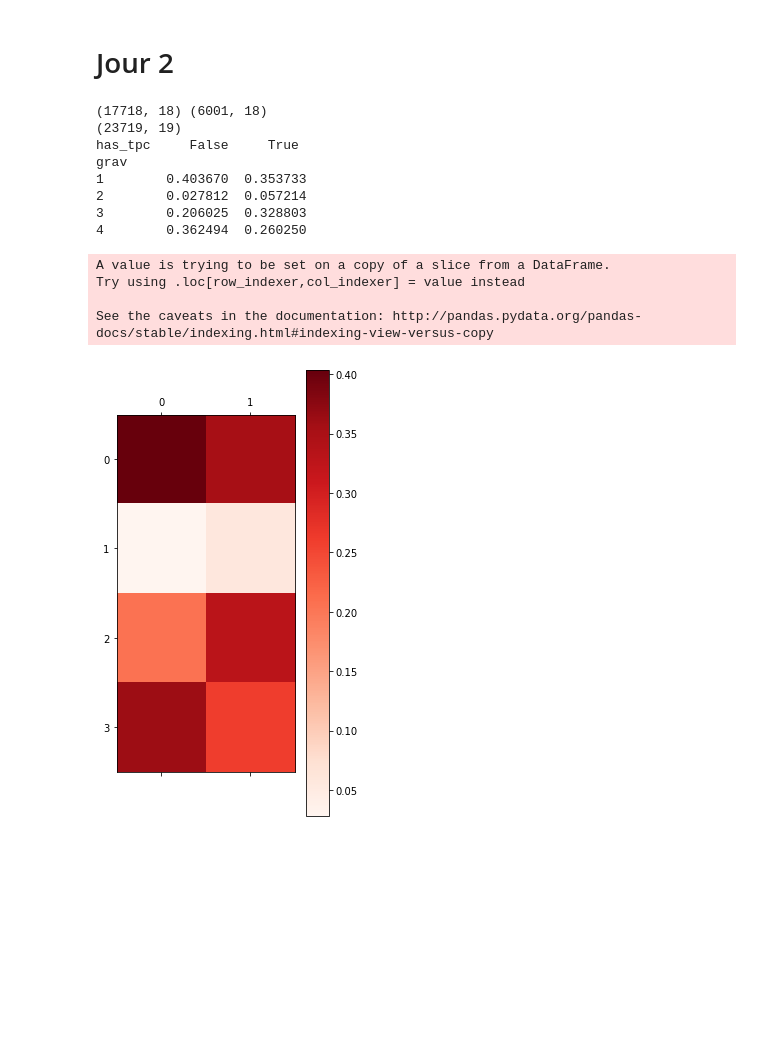
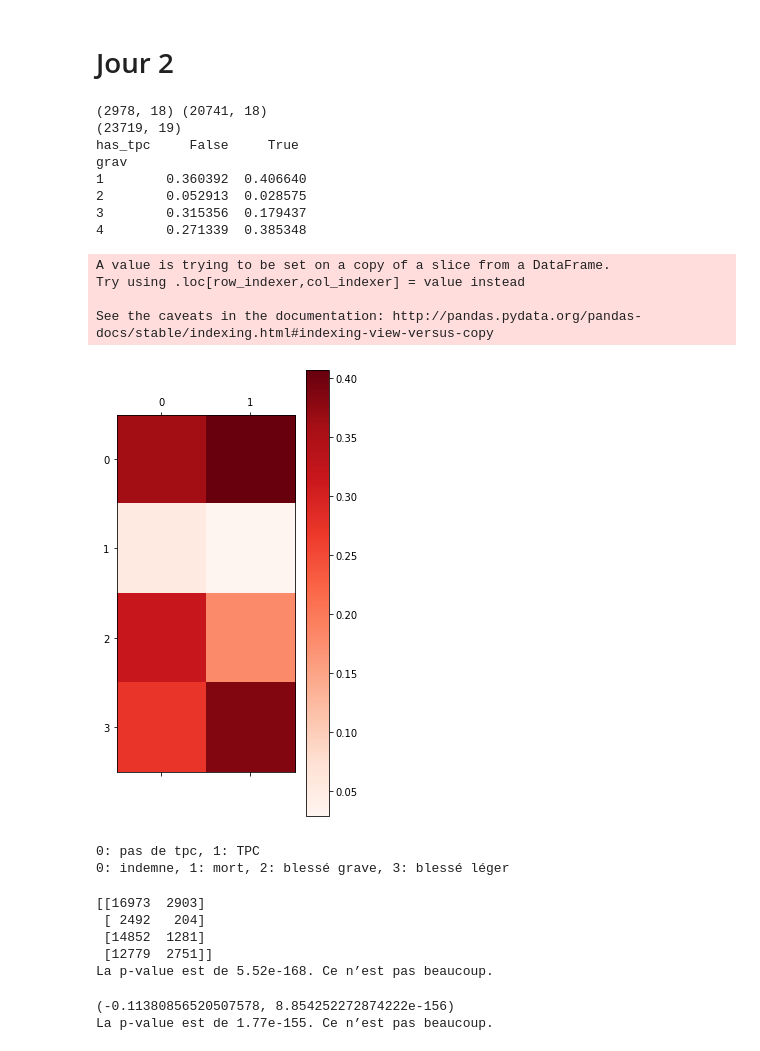
Before and after one commit to ericbenhamou/MASH_IPJ_2018, a Jupyter notebook: Rapport.ipynb, the cells around one changed output. Cells and saved outputs as stored; diff of their text form; code cells hidden in the pictures; blank space fills up the shorter version.

Commit message:
Tests indépendance TPC vs. mort ou grave

```diff
--- a/Rapport.ipynb
+++ b/Rapport.ipynb
@@ -277,35 +277,65 @@ only national and departemental 40.65%
 # Jour 2
 # %%
 routes_nat_dep = np.logical_or(dfs[2]['catr'].values == 2, dfs[2]['catr'].values == 3)
-tpc = dfs[2]['circ'].values == 2
+tpc = dfs[2]['circ'].values == 3 #Est bidirectionnelle
 nat_dep_tpc = np.logical_and(routes_nat_dep, tpc)
 nat_dep_non_tpc = np.logical_and(routes_nat_dep, np.logical_not(tpc))
 print(dfs[2][nat_dep_tpc].shape, dfs[2][nat_dep_non_tpc].shape)
 
 lieux_interessants = dfs[2][routes_nat_dep]
 lieux_interessants['has_tpc'] = nat_dep_tpc[routes_nat_dep]
 print(lieux_interessants.shape)
 
 tab = dfs[0].merge(lieux_interessants, how="inner")
 crosstab = pd.crosstab(tab['grav'], tab['has_tpc'], normalize="columns")
 
 print(crosstab)
 
 plt.matshow(crosstab.values, cmap=cm.Reds, interpolation='none')
 plt.colorbar()
 plt.show()
-print("")
+print("0: pas de tpc, 1: TPC")
+print("0: indemne, 1: mort, 2: blessé grave, 3: blessé léger")
 # %% [output]
-(17718, 18) (6001, 18)
+(2978, 18) (20741, 18)
 (23719, 19)
 has_tpc     False     True
 grav
-1        0.403670  0.353733
-2        0.027812  0.057214
-3        0.206025  0.328803
-4        0.362494  0.260250
+1        0.360392  0.406640
+2        0.052913  0.028575
+3        0.315356  0.179437
+4        0.271339  0.385348
 A value is trying to be set on a copy of a slice from a DataFrame.
 Try using .loc[row_indexer,col_indexer] = value instead
 
 See the caveats in the documentation: http://pandas.pydata.org/pandas-docs/stable/indexing.html#indexing-view-versus-copy
-[figure, old version]
+[figure, new version]
+0: pas de tpc, 1: TPC
+0: indemne, 1: mort, 2: blessé grave, 3: blessé léger
+# %%
+# Test chi2 d’indépendance
+import scipy.stats as scs
+cd = pd.crosstab(tab['grav'], tab['has_tpc']).values
+print(cd)
+res_test = scs.chi2_contingency(crosstab_denormalized)
+print("La p-value est de {:.2e}. Ce n’est pas beaucoup.".format(res_test[1]))
+# %% [output]
+[[16973  2903]
+ [ 2492   204]
+ [14852  1281]
+ [12779  2751]]
+La p-value est de 5.52e-168. Ce n’est pas beaucoup.
+# %%
+# 2 contre 2
+tab['mort_ou_grave'] = np.logical_or(tab['grav'] == 2, tab['grav'] == 3)
+res_test_2 = scs.pearsonr(tab['has_tpc'].values, tab['mort_ou_grave'].values)
+print(res_test_2)
+p_value = res_test_2[1]
+if res_test_2[0] > 0:
+    p_value = 1
+else:
+    p_value *= 2
+print("La p-value est de {:.2e}. Ce n’est pas beaucoup.".format(p_value))
+# %% [output]
+(-0.11380856520507578, 8.854252272874222e-156)
+La p-value est de 1.77e-155. Ce n’est pas beaucoup.
```
